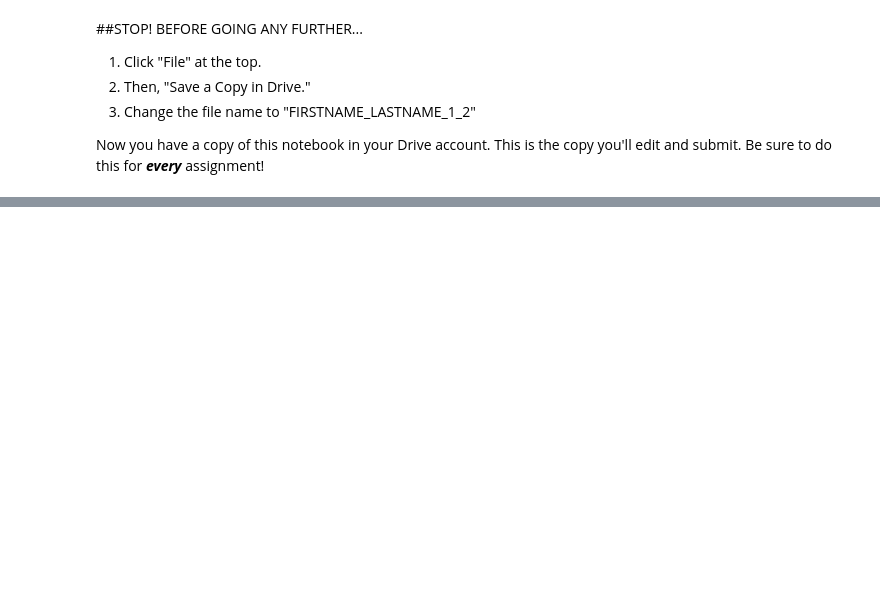
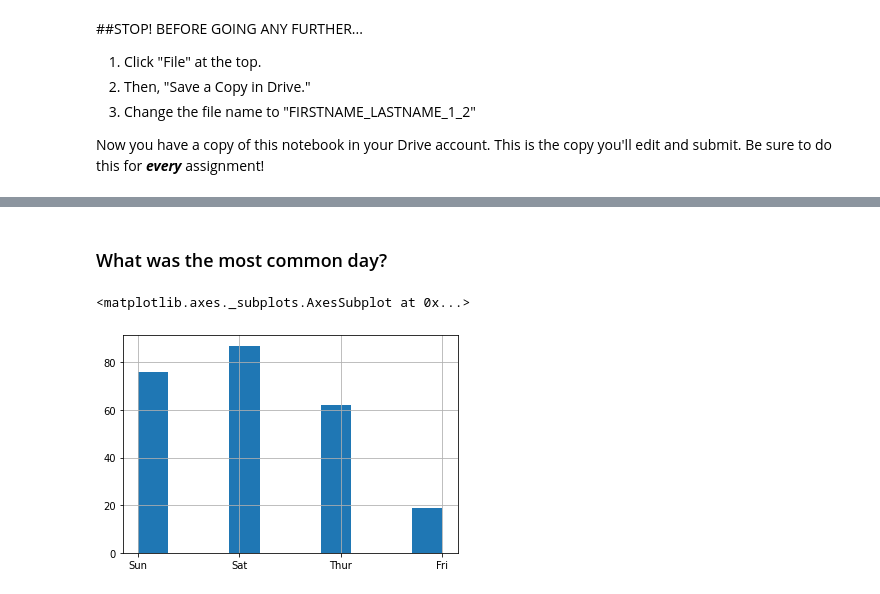
Before and after one commit to Stanmest/.ipynb, a Jupyter notebook: STANLEY_MBAH_1_2_ASSIGNMENT.ipynb, the cells around one changed output, grey strips where cells are left out. Cells and saved outputs as stored; diff of their text form; code cells hidden in the pictures; blank space fills up the shorter version.

```diff
--- a/STANLEY_MBAH_1_2_ASSIGNMENT.ipynb
+++ b/STANLEY_MBAH_1_2_ASSIGNMENT.ipynb
@@ -144,0 +139,7 @@ plt.show()
+# %% [markdown]
+### What was the most common day?
+# %%
+df["day"].hist()
+# %% [output]
+<matplotlib.axes._subplots.AxesSubplot at 0x...>
+[figure, added]
```
Also changed, not shown: parts of 58 cells of this notebook.
